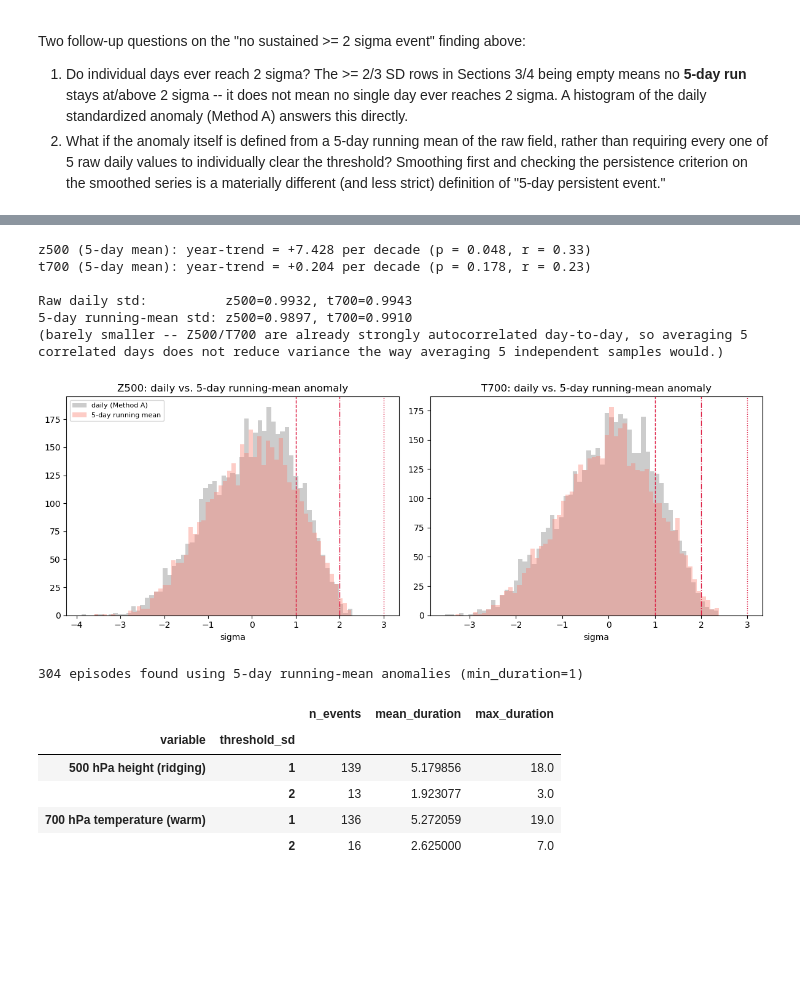
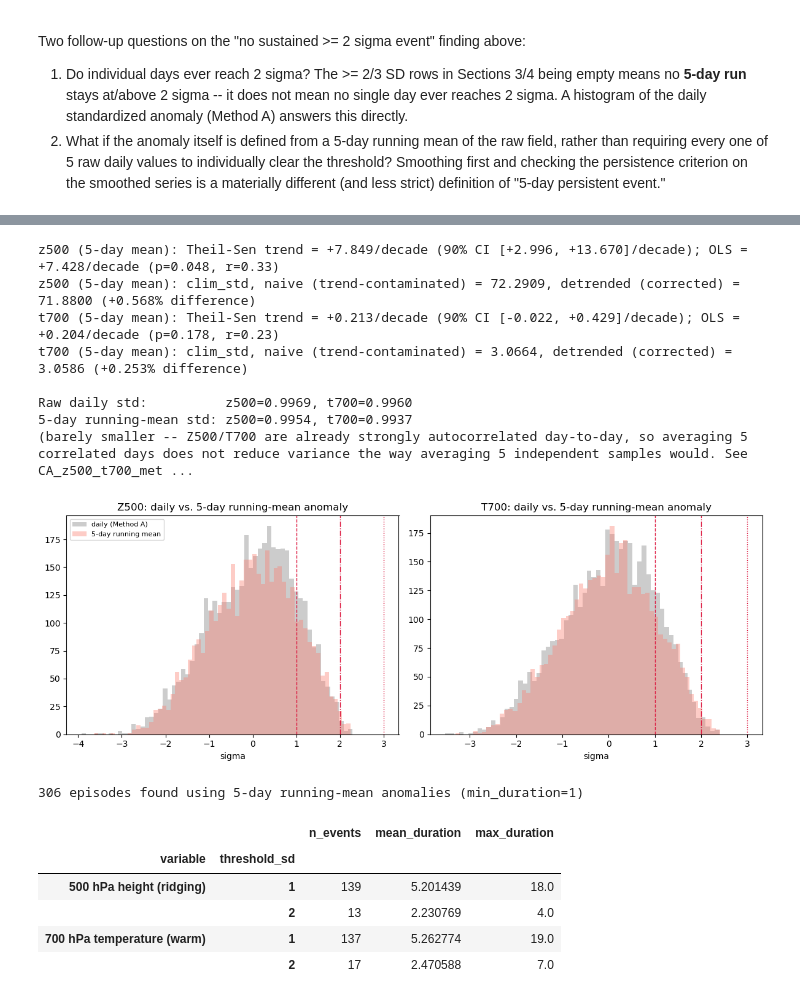
Before and after one commit to ming80302/AR_CA_PROJ, a Jupyter notebook: CA_z500_t700_methodA_vs_methodB.ipynb, the cells around one changed output, grey strips where cells are left out. Cells and saved outputs as stored; diff of their text form; code cells hidden in the pictures; blank space fills up the shorter version.

```diff
--- a/CA_z500_t700_methodA_vs_methodB.ipynb
+++ b/CA_z500_t700_methodA_vs_methodB.ipynb
@@ -318,13 +231,14 @@ dates = df.index
 for col, label in VARS:
     sanom = df[f'{col}_sanom'].values
     for thr in THRESHOLDS:
-        ev = find_events(dates, sanom, threshold=thr)
+        ev = find_events(dates, sanom, threshold=thr, min_duration=MIN_DURATION, sign=SIGN, max_gap=MAX_GAP)
         ev.insert(0, 'threshold_sd', thr)
         ev.insert(0, 'variable', label)
         events_A.append(ev)
 
 events_methodA = pd.concat(events_A, ignore_index=True)
 events_methodA = events_methodA.sort_values(['variable', 'threshold_sd', 'start_date']).reset_index(drop=True)
+assert len(events_methodA) > 0, 'no Method A events found -- check THRESHOLDS/data before continuing'
 print(f'Method A: {len(events_methodA)} events found (>= {MIN_DURATION} days, gap tolerance {MAX_GAP} day(s))')
 events_methodA.groupby(['variable', 'threshold_sd']).agg(
     n_events=('duration_days', 'size'),
@@ -406,13 +330,14 @@ dates_B = df_methodB.index
 for col, label in VARS:
     sanom = df_methodB[f'{col}_sanom'].values
     for thr in THRESHOLDS:
-        ev = find_events(dates_B, sanom, threshold=thr)
+        ev = find_events(dates_B, sanom, threshold=thr, min_duration=MIN_DURATION, sign=SIGN, max_gap=MAX_GAP)
         ev.insert(0, 'threshold_sd', thr)
         ev.insert(0, 'variable', label)
         events_B.append(ev)
 
 events_methodB = pd.concat(events_B, ignore_index=True)
 events_methodB = events_methodB.sort_values(['variable', 'threshold_sd', 'start_date']).reset_index(drop=True)
+assert len(events_methodB) > 0, 'no Method B events found -- check THRESHOLDS/data before continuing'
 print(f'Method B: {len(events_methodB)} events found (>= {MIN_DURATION} days, gap tolerance {MAX_GAP} day(s))')
 events_methodB.groupby(['variable', 'threshold_sd']).agg(
     n_events=('duration_days', 'size'),
@@ -522,7 +447,7 @@ for window in sensitivity_windows:
     for col, label in VARS:
         sanom = df_w[f'{col}_sanom'].values
         for thr in THRESHOLDS:
-            ev = find_events(df_w.index, sanom, threshold=thr)
+            ev = find_events(df_w.index, sanom, threshold=thr, min_duration=MIN_DURATION, sign=SIGN, max_gap=MAX_GAP)
             ev.insert(0, 'threshold_sd', thr)
             ev.insert(0, 'variable', label)
             events_w.append(ev)
@@ -652,83 +577,74 @@ Days at/above each threshold, Method A, daily values with NO persistence filter:
 # %%
 ROLL_WINDOW = MIN_DURATION  # 5-day running mean, matching the persistence window used throughout
 
-
-def rolling_mean_per_year(series, window):
-    """Centered rolling mean computed independently within each year's Jan-Apr
-    block, so the window never bridges the real Apr->Jan gap between years."""
-    return series.groupby(series.index.year).transform(
-        lambda g: g.rolling(window, center=True).mean()
-    )
-
-
 df_roll = pd.DataFrame({
-    'z500': rolling_mean_per_year(df['z500'], ROLL_WINDOW),
-    't700': rolling_mean_per_year(df['t700'], ROLL_WINDOW),
+    'z500': lib.rolling_mean_per_year(df['z500'], ROLL_WINDOW),
+    't700': lib.rolling_mean_per_year(df['t700'], ROLL_WINDOW),
 }, index=df.index).dropna()  # drops the (window-1)/2 edge days of each year's record
 
 for col in ['z500', 't700']:
-    clim_mean, clim_std = climatology_dict(df_roll.index, df_roll[col].values)
-    m = lookup_climatology(df_roll.index, clim_mean)
-    s = lookup_climatology(df_roll.index, clim_std)
-    trend = fit_year_trend(df_roll[col].values, m, df_roll.index.year.values, label=f'{col} (5-day mean)')
-    df_roll[f'{col}_sanom'] = (df_roll[col] - (m + trend)) / s
+    sanom, diag = lib.standardize_with_trend(df_roll.index, df_roll[col].values, window=CLIM_WINDOW,
+                                              label=f'{col} (5-day mean)')
+    df_roll[f'{col}_sanom'] = sanom
 
 print(f'\nRaw daily std:          z500={df["z500_sanom"].std():.4f}, t700={df["t700_sanom"].std():.4f}')
 print(f'5-day running-mean std: z500={df_roll["z500_sanom"].std():.4f}, t700={df_roll["t700_sanom"].std():.4f}')
 print('(barely smaller -- Z500/T700 are already strongly autocorrelated day-to-day, '
       'so averaging 5 correlated days does not reduce variance the way averaging 5 '
-      'independent samples would.)')
+      'independent samples would. See CA_z500_t700_methodC_5daymean_std.ipynb for a '
+      'full treatment of this, including a bootstrap confidence interval.)')
 
 fig, axes = plt.subplots(1, 2, figsize=(12, 4.5))
 for ax, col, label in zip(axes, ['z500_sanom', 't700_sanom'], ['Z500', 'T700']):
-    #ax.hist(df[col], bins=60, color='0.75', edgecolor='none', alpha=0.4, label='daily (Method A)')
     ax.hist(df[col], bins=60, color='grey', edgecolor='none', alpha=0.4, label='daily (Method A)')
-    #ax.hist(df_roll[col], bins=60, color='#2a78d6', edgecolor='none', alpha=0.5, label='5-day running mean')
     ax.hist(df_roll[col], bins=60, color='salmon', edgecolor='none', alpha=0.4, label='5-day running mean')
     for sd, ls in zip(THRESHOLDS, ['--', '-.', ':']):
         ax.axvline(sd, color='crimson', linestyle=ls, linewidth=1)
     ax.set_title(f'{label}: daily vs. 5-day running-mean anomaly')
     ax.set_xlabel('sigma')
 axes[0].legend(fontsize=8)
 plt.tight_layout()
 plt.show()
 
 # min_duration=1: the 5-day persistence requirement is already baked into the
 # running mean itself, so we only need the smoothed value to clear the
 # threshold -- requiring 5 MORE consecutive days of that would double-count
 # persistence and demand a stricter ~9-day real episode.
 events_roll = []
 for col, label in VARS:
     sanom = df_roll[f'{col}_sanom'].values
     for thr in THRESHOLDS:
-        ev = find_events(df_roll.index, sanom, threshold=thr, min_duration=1)
+        ev = find_events(df_roll.index, sanom, threshold=thr, min_duration=1, sign=SIGN, max_gap=MAX_GAP)
         ev.insert(0, 'threshold_sd', thr)
         ev.insert(0, 'variable', label)
         events_roll.append(ev)
 
 events_methodA_roll = pd.concat(events_roll, ignore_index=True)
 events_methodA_roll = events_methodA_roll.sort_values(['variable', 'threshold_sd', 'start_date']).reset_index(drop=True)
+assert len(events_methodA_roll) > 0, 'no 5-day running-mean events found -- check THRESHOLDS/data before continuing'
 print(f'\n{len(events_methodA_roll)} episodes found using 5-day running-mean anomalies (min_duration=1)')
 events_methodA_roll.groupby(['variable', 'threshold_sd']).agg(
     n_events=('duration_days', 'size'),
     mean_duration=('duration_days', 'mean'),
     max_duration=('duration_days', 'max'),
 )
 # %% [output]
-z500 (5-day mean): year-trend = +7.428 per decade (p = 0.048, r = 0.33)
-t700 (5-day mean): year-trend = +0.204 per decade (p = 0.178, r = 0.23)
+z500 (5-day mean): Theil-Sen trend = +7.849/decade (90% CI [+2.996, +13.670]/decade); OLS = +7.428/decade (p=0.048, r=0.33)
+z500 (5-day mean): clim_std, naive (trend-contaminated) = 72.2909, detrended (corrected) = 71.8800 (+0.568% difference)
+t700 (5-day mean): Theil-Sen trend = +0.213/decade (90% CI [-0.022, +0.429]/decade); OLS = +0.204/decade (p=0.178, r=0.23)
+t700 (5-day mean): clim_std, naive (trend-contaminated) = 3.0664, detrended (corrected) = 3.0586 (+0.253% difference)
 
-Raw daily std:          z500=0.9932, t700=0.9943
-5-day running-mean std: z500=0.9897, t700=0.9910
-(barely smaller -- Z500/T700 are already strongly autocorrelated day-to-day, so averaging 5 correlated days does not reduce variance the way averaging 5 independent samples would.)
+Raw daily std:          z500=0.9969, t700=0.9960
+5-day running-mean std: z500=0.9954, t700=0.9937
+(barely smaller -- Z500/T700 are already strongly autocorrelated day-to-day, so averaging 5 correlated days does not reduce variance the way averaging 5 independent samples would. See CA_z500_t700_met ...
-[figure, old version]
+[figure, new version]
-304 episodes found using 5-day running-mean anomalies (min_duration=1)
+306 episodes found using 5-day running-mean anomalies (min_duration=1)
 |  |  | n_events | mean_duration | max_duration |
 | variable | threshold_sd |  |  |  |
-| 500 hPa height (ridging) | 1 | 139 | 5.179856 | 18.0 |
-|  | 2 | 13 | 1.923077 | 3.0 |
-| 700 hPa temperature (warm) | 1 | 136 | 5.272059 | 19.0 |
-|  | 2 | 16 | 2.625000 | 7.0 |
+| 500 hPa height (ridging) | 1 | 139 | 5.201439 | 18.0 |
+|  | 2 | 13 | 2.230769 | 4.0 |
+| 700 hPa temperature (warm) | 1 | 137 | 5.262774 | 19.0 |
+|  | 2 | 17 | 2.470588 | 7.0 |
 # %% [markdown]
 **Findings:**
 
```
Also changed, not shown: parts of 17 cells of this notebook, 2 other files.
